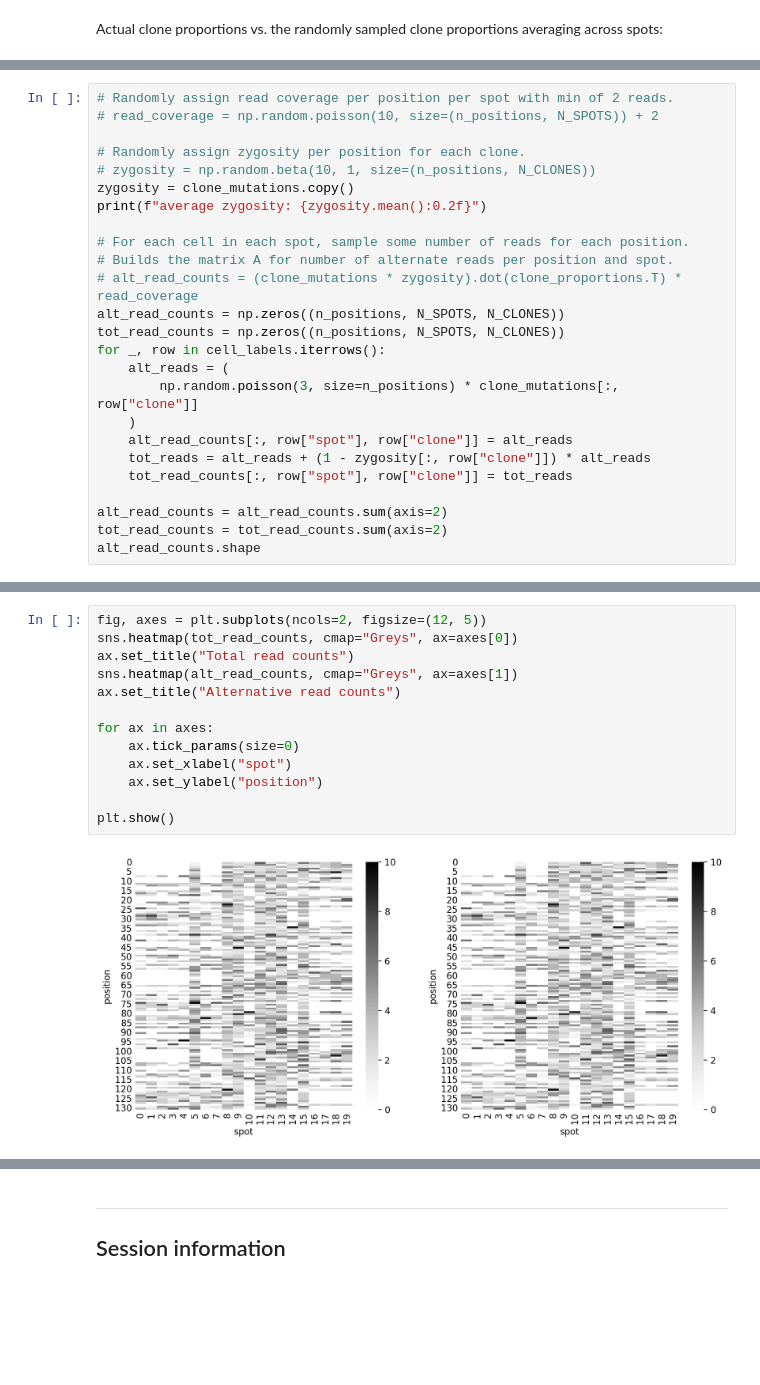
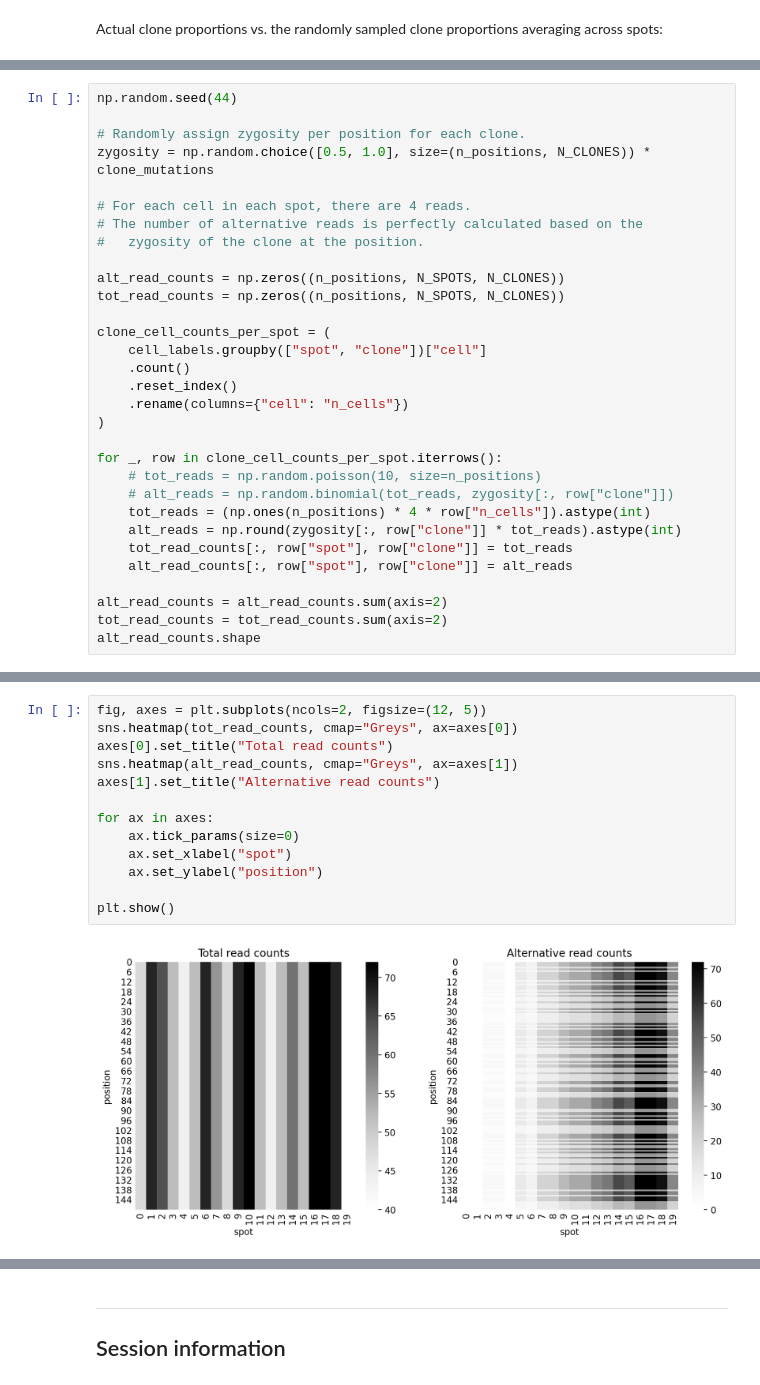
Before and after one commit to jhrcook/pymc-tumoroscope, a Jupyter notebook: tumoroscope.ipynb, the cells around one changed output, grey strips where cells are left out. Cells and saved outputs as stored; diff of their text form; blank space fills up the shorter version.

```diff
--- a/tumoroscope.ipynb
+++ b/tumoroscope.ipynb
@@ -366,24 +378,30 @@ clone_mutations.shape
 # %%
-# Randomly assign read coverage per position per spot with min of 2 reads.
-# read_coverage = np.random.poisson(10, size=(n_positions, N_SPOTS)) + 2
+np.random.seed(44)
 
 # Randomly assign zygosity per position for each clone.
-# zygosity = np.random.beta(10, 1, size=(n_positions, N_CLONES))
-zygosity = clone_mutations.copy()
-print(f"average zygosity: {zygosity.mean():0.2f}")
+zygosity = np.random.choice([0.5, 1.0], size=(n_positions, N_CLONES)) * clone_mutations
 
-# For each cell in each spot, sample some number of reads for each position.
-# Builds the matrix A for number of alternate reads per position and spot.
-# alt_read_counts = (clone_mutations * zygosity).dot(clone_proportions.T) * read_coverage
+# For each cell in each spot, there are 4 reads.
+# The number of alternative reads is perfectly calculated based on the
+#   zygosity of the clone at the position.
+
 alt_read_counts = np.zeros((n_positions, N_SPOTS, N_CLONES))
 tot_read_counts = np.zeros((n_positions, N_SPOTS, N_CLONES))
-for _, row in cell_labels.iterrows():
-    alt_reads = (
-        np.random.poisson(3, size=n_positions) * clone_mutations[:, row["clone"]]
-    )
+
+clone_cell_counts_per_spot = (
+    cell_labels.groupby(["spot", "clone"])["cell"]
+    .count()
+    .reset_index()
+    .rename(columns={"cell": "n_cells"})
+)
+
+for _, row in clone_cell_counts_per_spot.iterrows():
+    # tot_reads = np.random.poisson(10, size=n_positions)
+    # alt_reads = np.random.binomial(tot_reads, zygosity[:, row["clone"]])
+    tot_reads = (np.ones(n_positions) * 4 * row["n_cells"]).astype(int)
+    alt_reads = np.round(zygosity[:, row["clone"]] * tot_reads).astype(int)
+    tot_read_counts[:, row["spot"], row["clone"]] = tot_reads
     alt_read_counts[:, row["spot"], row["clone"]] = alt_reads
-    tot_reads = alt_reads + (1 - zygosity[:, row["clone"]]) * alt_reads
-    tot_read_counts[:, row["spot"], row["clone"]] = tot_reads
 
 alt_read_counts = alt_read_counts.sum(axis=2)
 tot_read_counts = tot_read_counts.sum(axis=2)
@@ -394,15 +420,15 @@ average zygosity: 0.50
 # %%
 fig, axes = plt.subplots(ncols=2, figsize=(12, 5))
 sns.heatmap(tot_read_counts, cmap="Greys", ax=axes[0])
-ax.set_title("Total read counts")
+axes[0].set_title("Total read counts")
 sns.heatmap(alt_read_counts, cmap="Greys", ax=axes[1])
-ax.set_title("Alternative read counts")
+axes[1].set_title("Alternative read counts")
 
 for ax in axes:
     ax.tick_params(size=0)
     ax.set_xlabel("spot")
     ax.set_ylabel("position")
 
 plt.show()
 # %% [output]
-[figure, old version]
+[figure, new version]
```
Also changed, not shown: parts of 34 cells of this notebook, 27 other files.
